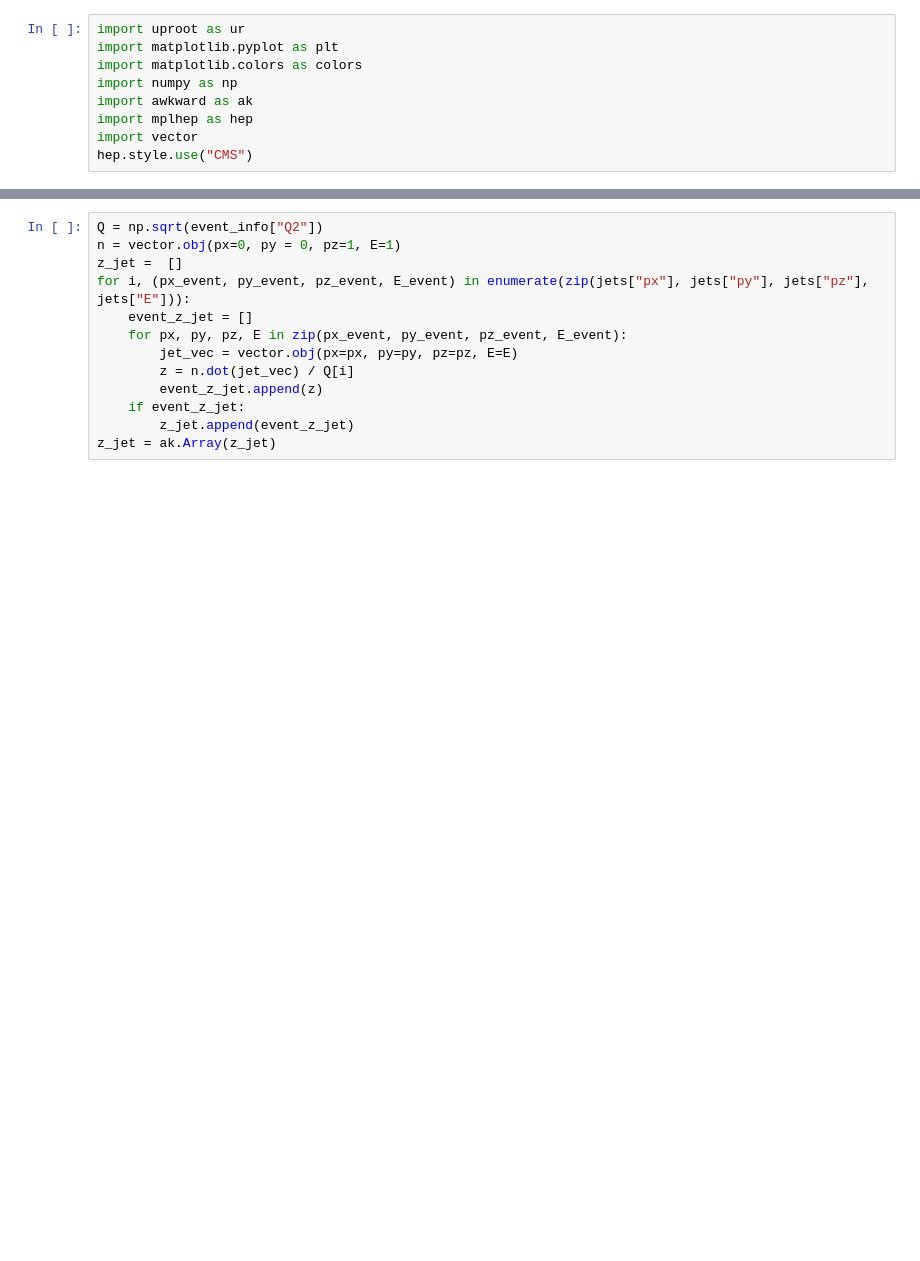
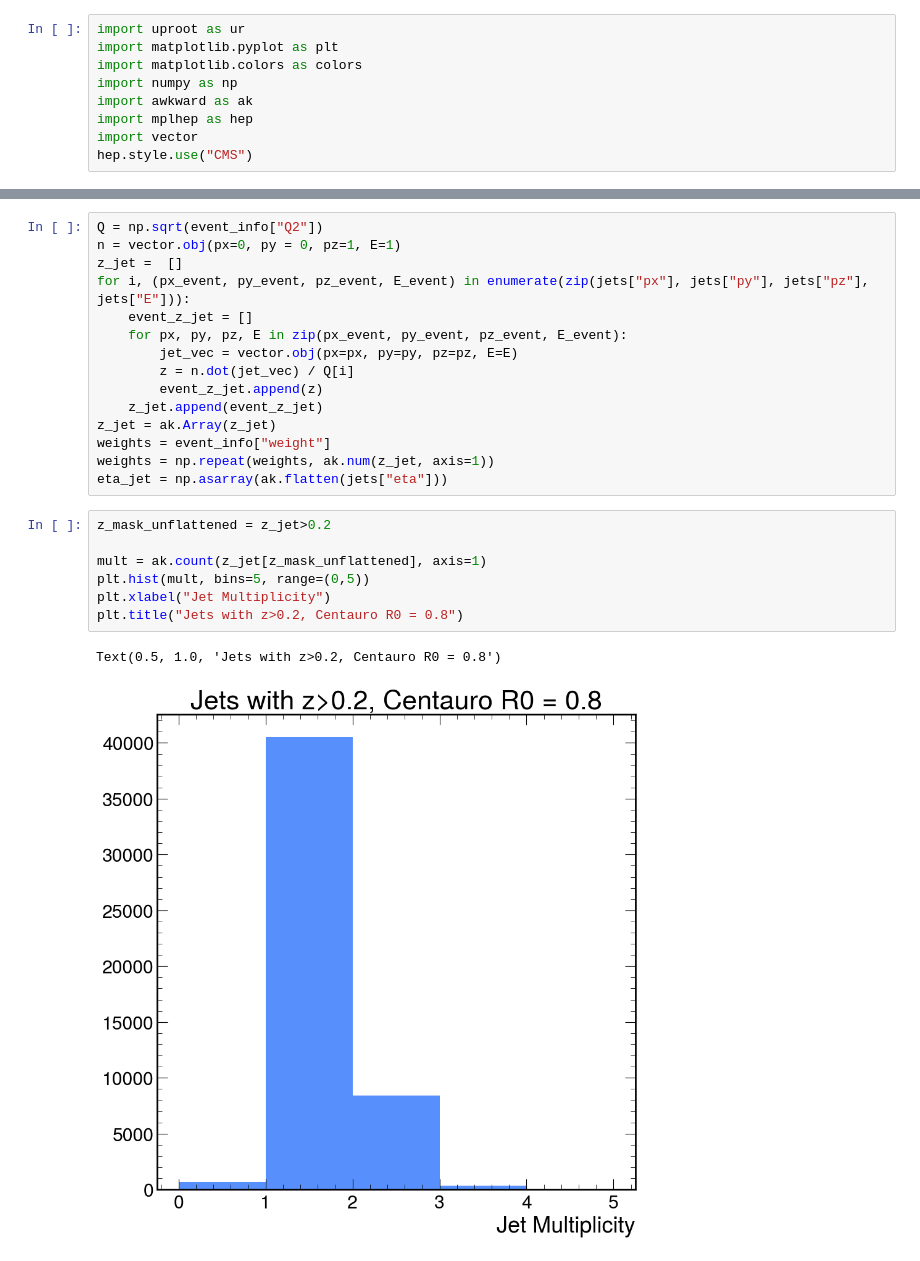
Before and after one commit to ViniciusMikuni/H1Unfold, a Jupyter notebook: scripts/jet_analysis.ipynb, the cells around one changed output, grey strips where cells are left out. Cells and saved outputs as stored; diff of their text form; blank space fills up the shorter version.

```diff
--- a/scripts/jet_analysis.ipynb
+++ b/scripts/jet_analysis.ipynb
@@ -29,6 +29,18 @@ for i, (px_event, py_event, pz_event, E_event) in enumerate(zip(jets["px"], jets
         jet_vec = vector.obj(px=px, py=py, pz=pz, E=E)
         z = n.dot(jet_vec) / Q[i]
         event_z_jet.append(z)
-    if event_z_jet:
-        z_jet.append(event_z_jet)
+    z_jet.append(event_z_jet)
 z_jet = ak.Array(z_jet)
+weights = event_info["weight"]
+weights = np.repeat(weights, ak.num(z_jet, axis=1))
+eta_jet = np.asarray(ak.flatten(jets["eta"]))
+# %%
+z_mask_unflattened = z_jet>0.2
+
+mult = ak.count(z_jet[z_mask_unflattened], axis=1)
+plt.hist(mult, bins=5, range=(0,5))
+plt.xlabel("Jet Multiplicity")
+plt.title("Jets with z>0.2, Centauro R0 = 0.8")
+# %% [output]
+Text(0.5, 1.0, 'Jets with z>0.2, Centauro R0 = 0.8')
+[figure, added]
```
Also changed, not shown: parts of 6 cells of this notebook.
